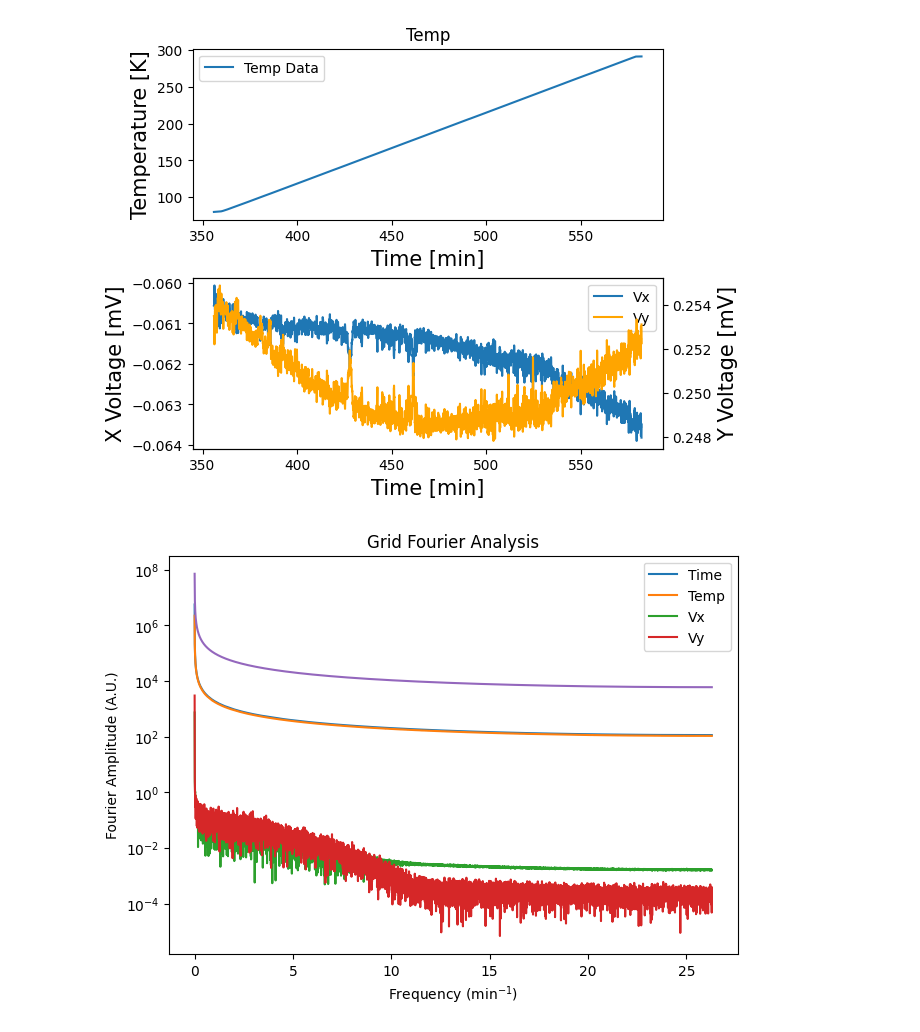
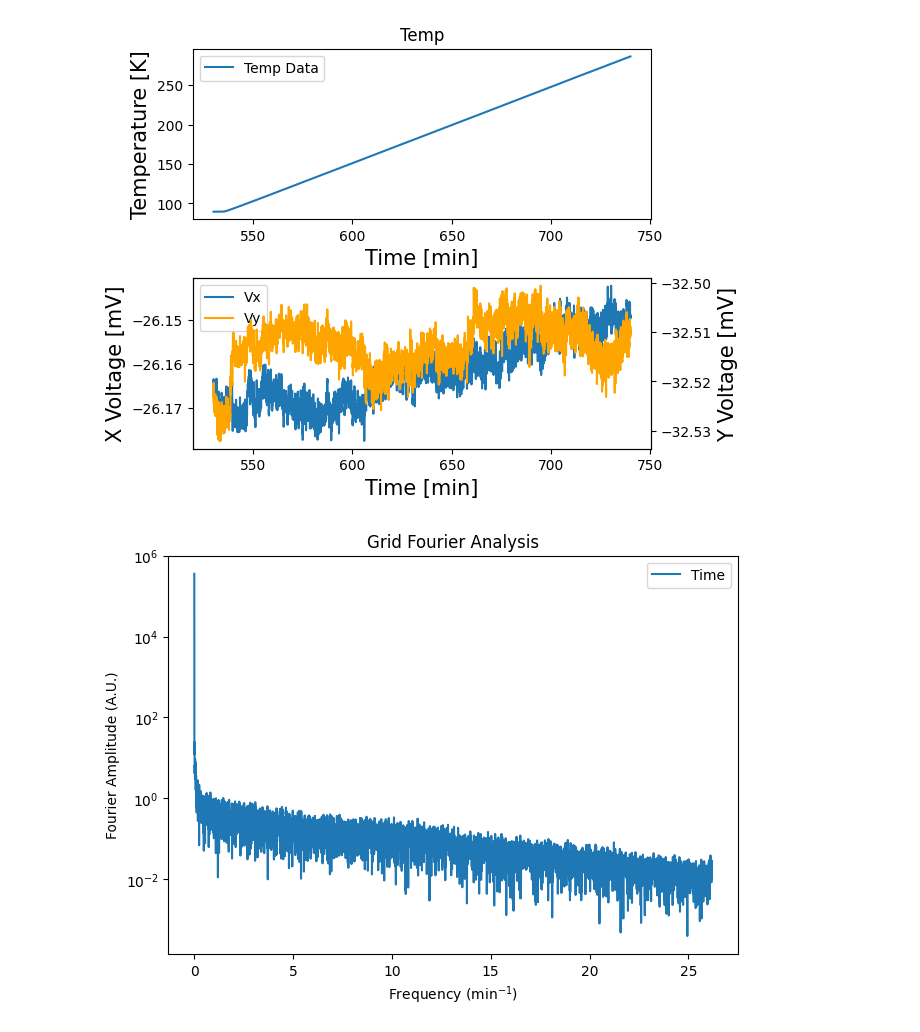
Before and after one commit to wendl198/ContactlessProbe, a Jupyter notebook: AnalysisStuff/FourierCheck.ipynb, the cells around one changed output. Cells and saved outputs as stored; diff of their text form; code cells hidden in the pictures.

```diff
--- a/AnalysisStuff/FourierCheck.ipynb
+++ b/AnalysisStuff/FourierCheck.ipynb
@@ -7,7 +7,7 @@ from PIL import Image
 # %%
 path_prefix = 'C:/Users/blake/Documents/VSCode/Python/Greven/RawData/'
 path_suffix = '.dat'
-filename = 'AL_TEST'
+filename = 'Empty_Cal_7_26'
 
 data_path = path_prefix + filename + path_suffix
 
@@ -20,8 +20,8 @@ y = np.array(all_data[1:,3])*1000
 # remove 0 temp terms
 a = 77 #lower temp bound
 b = 300 #upper temp bound
-c = 356 #lower time bound
-d = 582 #upper time bound
+c = 530 #lower time bound
+d = 740 #upper time bound
 indexes = np.logical_and(T >= a, T <= b)
 t = t[indexes]
 T = T[indexes]
@@ -75,11 +75,11 @@ freqs = fftfreq(l, total_time/l)[:l//2]# get the frequencies that coorespond to
 
 fig1 = plt.figure(constrained_layout = True)
 dx = fig1.add_subplot(1, 1, 1)
-dx.plot(freqs,np.absolute(time_amps))
-dx.plot(freqs,np.absolute(temp_amps))
-dx.plot(freqs,np.absolute(x_amps))
+# dx.plot(freqs,np.absolute(time_amps))
+# dx.plot(freqs,np.absolute(temp_amps))
+# dx.plot(freqs,np.absolute(x_amps))
 dx.plot(freqs,np.absolute(y_amps))
-dx.plot(freqs,np.absolute(linear))
+# dx.plot(freqs,np.absolute(linear))
 dx.set_title('Grid Fourier Analysis')
 dx.set_xlabel(r'Frequency (min$^{-1}$)')
 dx.set_ylabel('Fourier Amplitude (A.U.)')
@@ -91,33 +91,33 @@ dx.set_yscale('log')
 fig2 = plt.figure(constrained_layout = True)
 ex = fig2.add_subplot(1, 1, 1)
 ex.scatter(freqs,np.absolute(np.real(temp_amps)),s=2)
 # ex.scatter(freqs,np.real(x_amps),s=2)
 # ex.scatter(freqs,np.real(y_amps),s=2)
 ex.scatter(freqs,np.absolute(np.real(time_amps)),s=2)
 ex.scatter(freqs,np.absolute(np.real(linear)),s=2)
 ex.set_title('Grid Fourier Analysis')
 ex.set_xlabel(r'Frequency (min$^{-1}$)')
 ex.set_ylabel('Fourier Amplitude (A.U.)')
 ex.legend(['Time','Temp','Vx','Vy'])
 # ex.set_xlim(0,.1)
 # ex.set_xscale('log')
 ex.set_yscale('log')
 
 fig3 = plt.figure(constrained_layout = True)
 fx = fig3.add_subplot(1, 1, 1)
 fx.scatter(freqs,np.absolute(np.imag(temp_amps)),s=2)
 fx.scatter(freqs,np.absolute(np.imag(x_amps)),s=2)
 fx.scatter(freqs,np.absolute(np.imag(y_amps)),s=2)
 fx.scatter(freqs,np.absolute(np.imag(time_amps)),s=2)
-fx.scatter(freqs,np.absolute(np.imag(linear)),s=2)
+# fx.scatter(freqs,np.absolute(np.imag(linear)),s=2)
 fx.set_title('Grid Fourier Analysis')
 fx.set_xlabel(r'Frequency (min$^{-1}$)')
 fx.set_ylabel('Fourier Amplitude (A.U.)')
 fx.legend(['Time','Temp','Vx','Vy'])
 # fx.set_xlim(0,.1)
 # fx.set_xscale('log')
 fx.set_yscale('log')
 plt.show()
 # %% [output]
-[figure, old version]
+[figure, new version]
-[figure, old version]
+[figure, new version]
```
Also changed, not shown: parts of 1 cell of this notebook, 5 other files.
